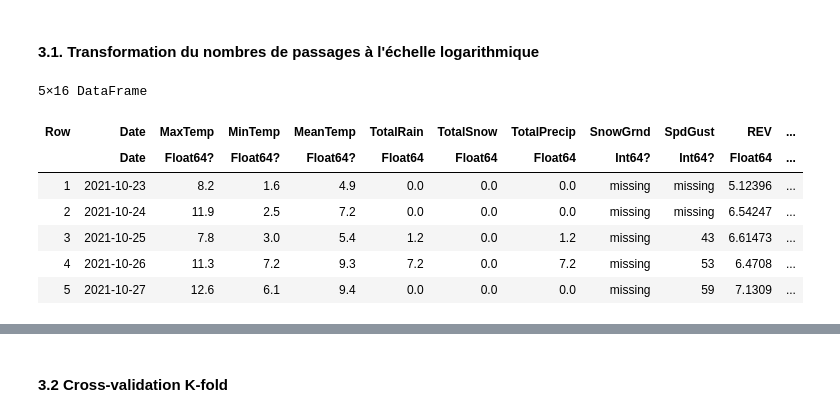
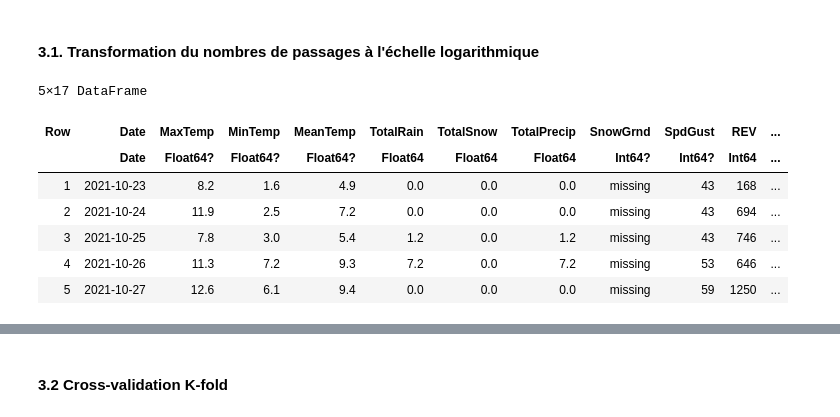
Before and after one commit to Benfou21/REV_prediction, a Jupyter notebook: projet_A2023.ipynb, the cells around one changed output, grey strips where cells are left out. Drawn from its saved outputs; the diff is of its cells as text; code cells hidden in the pictures.

```diff
--- a/projet_A2023.ipynb
+++ b/projet_A2023.ipynb
@@ -247,18 +247,25 @@ Pour cet exemple simple, on n'utilise que la température moyenne pour prédire
 #### 3.1. Transformation du nombres de passages à l'échelle logarithmique
 # %%
 data = deepcopy(train)
-# count(ismissing.(data.MinTemp))
-# coalesceWithPrevious!(data.MinTemp)
+count(ismissing.(data.TotalRain))
+coalesceWithPrevious!(data.TotalRain)
+count(ismissing.(data.SpdGust))
+coalesceWithPrevious!(data.SpdGust)
+count(ismissing.(data.TotalSnow))
+coalesceWithPrevious!(data.TotalSnow)
+count(ismissing.(data.MeanTemp))
+coalesceWithPrevious!(data.MeanTemp)
 data[!,:TotalPrecip_2] = data[!,:TotalPrecip].^2
+data[!,:TotalRain_2] = data[!,:TotalRain].^2
 #data[!,:MinTemp_2] = data[!,:MinTemp].^2
-data[!,:REV] = log.(train.REV)
+data[!,:REV] = train.REV
 first(data,5)
 # %% [output]
-5×16 DataFrame
+5×17 DataFrame
 | Row | Date | MaxTemp | MinTemp | MeanTemp | TotalRain | TotalSnow | TotalPrecip | SnowGrnd | SpdGust | REV | ... |
-|  | Date | Float64? | Float64? | Float64? | Float64 | Float64 | Float64 | Int64? | Int64? | Float64 | ... |
-| 1 | 2021-10-23 | 8.2 | 1.6 | 4.9 | 0.0 | 0.0 | 0.0 | missing | missing | 5.12396 | ... |
-| 2 | 2021-10-24 | 11.9 | 2.5 | 7.2 | 0.0 | 0.0 | 0.0 | missing | missing | 6.54247 | ... |
-| 3 | 2021-10-25 | 7.8 | 3.0 | 5.4 | 1.2 | 0.0 | 1.2 | missing | 43 | 6.61473 | ... |
-| 4 | 2021-10-26 | 11.3 | 7.2 | 9.3 | 7.2 | 0.0 | 7.2 | missing | 53 | 6.4708 | ... |
-| 5 | 2021-10-27 | 12.6 | 6.1 | 9.4 | 0.0 | 0.0 | 0.0 | missing | 59 | 7.1309 | ... |
+|  | Date | Float64? | Float64? | Float64? | Float64 | Float64 | Float64 | Int64? | Int64? | Int64 | ... |
+| 1 | 2021-10-23 | 8.2 | 1.6 | 4.9 | 0.0 | 0.0 | 0.0 | missing | 43 | 168 | ... |
+| 2 | 2021-10-24 | 11.9 | 2.5 | 7.2 | 0.0 | 0.0 | 0.0 | missing | 43 | 694 | ... |
+| 3 | 2021-10-25 | 7.8 | 3.0 | 5.4 | 1.2 | 0.0 | 1.2 | missing | 43 | 746 | ... |
+| 4 | 2021-10-26 | 11.3 | 7.2 | 9.3 | 7.2 | 0.0 | 7.2 | missing | 53 | 646 | ... |
+| 5 | 2021-10-27 | 12.6 | 6.1 | 9.4 | 0.0 | 0.0 | 0.0 | missing | 59 | 1250 | ... |
```
Also changed, not shown: parts of 6 cells of this notebook.
